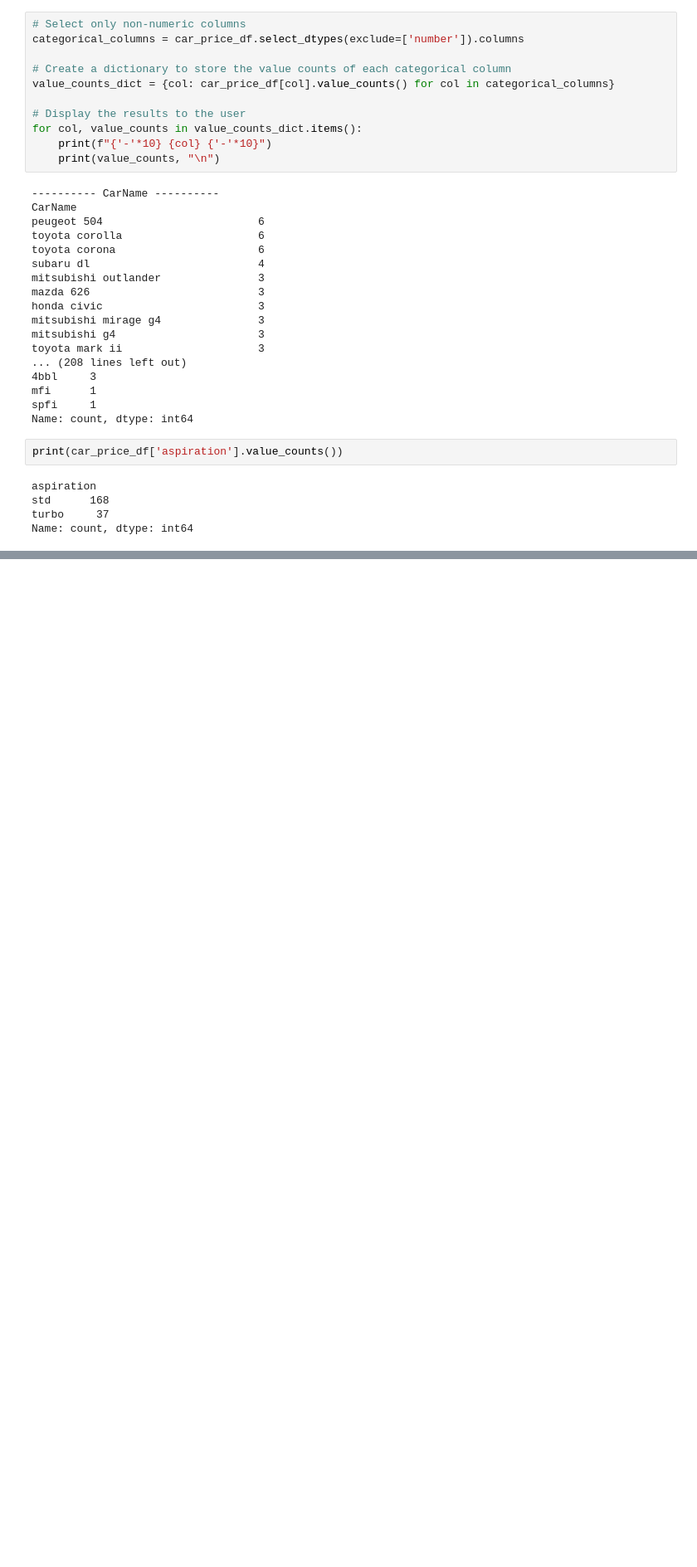
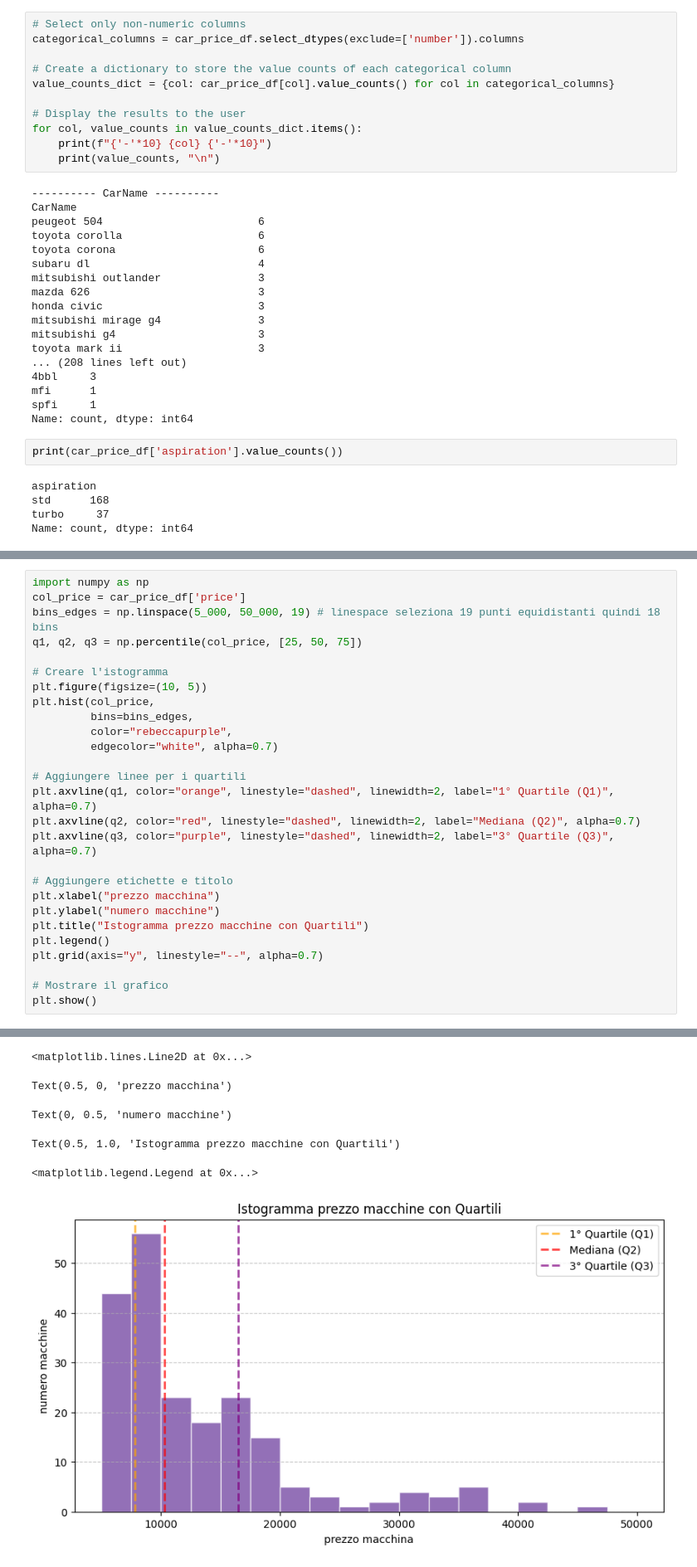
Before and after one commit to vincenzorrei/EDU-MatplotlibFundamentals, a Jupyter notebook: car_price.ipynb, the cells around one changed output, grey strips where cells are left out. Shown at 83% size. Cells and saved outputs as stored; diff of their text form; blank space fills up the shorter version.

```diff
--- a/car_price.ipynb
+++ b/car_price.ipynb
@@ -100,0 +110,28 @@ Name: count, dtype: int64
+# %%
+import numpy as np
+col_price = car_price_df['price']
+bins_edges = np.linspace(5_000, 50_000, 19) # linespace seleziona 19 punti equidistanti quindi 18 bins
+q1, q2, q3 = np.percentile(col_price, [25, 50, 75])
+
+# Creare l'istogramma
+plt.figure(figsize=(10, 5))
+plt.hist(col_price,
+         bins=bins_edges,
+         color="rebeccapurple",
+         edgecolor="white", alpha=0.7)
+
+# Aggiungere linee per i quartili
+plt.axvline(q1, color="orange", linestyle="dashed", linewidth=2, label="1° Quartile (Q1)", alpha=0.7)
+plt.axvline(q2, color="red", linestyle="dashed", linewidth=2, label="Mediana (Q2)", alpha=0.7)
+plt.axvline(q3, color="purple", linestyle="dashed", linewidth=2, label="3° Quartile (Q3)", alpha=0.7)
+
+# Aggiungere etichette e titolo
+plt.xlabel("prezzo macchina")
+plt.ylabel("numero macchine")
+plt.title("Istogramma prezzo macchine con Quartili")
+plt.legend()
+plt.grid(axis="y", linestyle="--", alpha=0.7)
+
+# Mostrare il grafico
+plt.show()
+# %% [output]
@@ -100,0 +147,6 @@ Name: count, dtype: int64
+<matplotlib.lines.Line2D at 0x...>
+Text(0.5, 0, 'prezzo macchina')
+Text(0, 0.5, 'numero macchine')
+Text(0.5, 1.0, 'Istogramma prezzo macchine con Quartili')
+<matplotlib.legend.Legend at 0x...>
+[figure, added]
```
Also changed, not shown: parts of 3 cells of this notebook, 1 other file.
